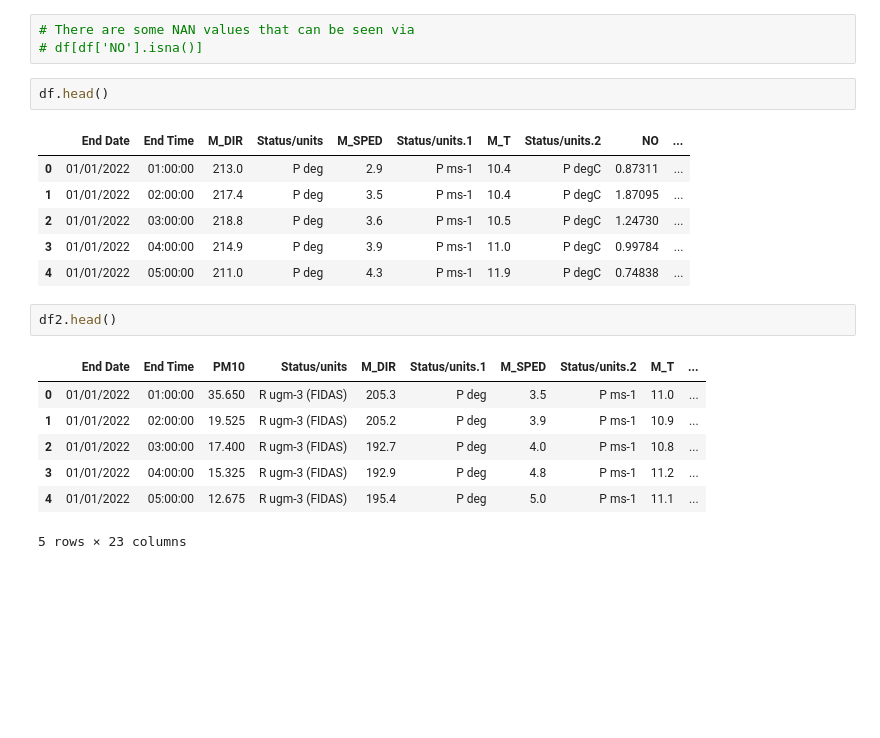
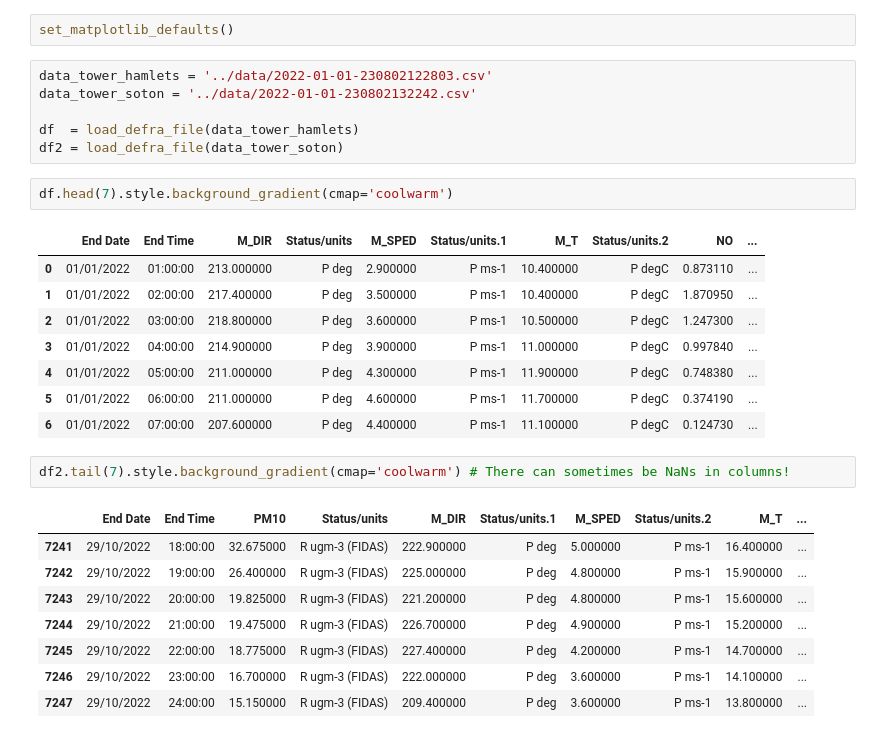
Before and after one commit to nx1/clear_skies, a Jupyter notebook: notebooks/exploratory.ipynb, the cells around one changed output. Drawn from its saved outputs; the diff is of its cells as text; blank space fills up the shorter version.

```diff
--- a/notebooks/exploratory.ipynb
+++ b/notebooks/exploratory.ipynb
@@ -34,25 +17,33 @@ df2["DateTime"] = df2.apply(lambda row: custom_to_datetime(row["End Date"], row[
-# %%
-# There are some NAN values that can be seen via
-# df[df['NO'].isna()]
-# %%
-df.head()
-# %% [output]
-|  | End Date | End Time | M_DIR | Status/units | M_SPED | Status/units.1 | M_T | Status/units.2 | NO | ... |
-| 0 | 01/01/2022 | 01:00:00 | 213.0 | P deg | 2.9 | P ms-1 | 10.4 | P degC | 0.87311 | ... |
-| 1 | 01/01/2022 | 02:00:00 | 217.4 | P deg | 3.5 | P ms-1 | 10.4 | P degC | 1.87095 | ... |
-| 2 | 01/01/2022 | 03:00:00 | 218.8 | P deg | 3.6 | P ms-1 | 10.5 | P degC | 1.24730 | ... |
-| 3 | 01/01/2022 | 04:00:00 | 214.9 | P deg | 3.9 | P ms-1 | 11.0 | P degC | 0.99784 | ... |
-| 4 | 01/01/2022 | 05:00:00 | 211.0 | P deg | 4.3 | P ms-1 | 11.9 | P degC | 0.74838 | ... |
-# %%
-df2.head()
-# %% [output]
-|  | End Date | End Time | PM10 | Status/units | M_DIR | Status/units.1 | M_SPED | Status/units.2 | M_T | ... |
-| 0 | 01/01/2022 | 01:00:00 | 35.650 | R ugm-3 (FIDAS) | 205.3 | P deg | 3.5 | P ms-1 | 11.0 | ... |
-| 1 | 01/01/2022 | 02:00:00 | 19.525 | R ugm-3 (FIDAS) | 205.2 | P deg | 3.9 | P ms-1 | 10.9 | ... |
-| 2 | 01/01/2022 | 03:00:00 | 17.400 | R ugm-3 (FIDAS) | 192.7 | P deg | 4.0 | P ms-1 | 10.8 | ... |
-| 3 | 01/01/2022 | 04:00:00 | 15.325 | R ugm-3 (FIDAS) | 192.9 | P deg | 4.8 | P ms-1 | 11.2 | ... |
-| 4 | 01/01/2022 | 05:00:00 | 12.675 | R ugm-3 (FIDAS) | 195.4 | P deg | 5.0 | P ms-1 | 11.1 | ... |
-5 rows × 23 columns
+# %%
+set_matplotlib_defaults()
+# %%
+data_tower_hamlets = '../data/2022-01-01-230802122803.csv'
+data_tower_soton = '../data/2022-01-01-230802132242.csv'
+
+df  = load_defra_file(data_tower_hamlets)
+df2 = load_defra_file(data_tower_soton)
+# %%
+df.head(7).style.background_gradient(cmap='coolwarm')
+# %% [output]
+|  | End Date | End Time | M_DIR | Status/units | M_SPED | Status/units.1 | M_T | Status/units.2 | NO | ... |
+| 0 | 01/01/2022 | 01:00:00 | 213.000000 | P deg | 2.900000 | P ms-1 | 10.400000 | P degC | 0.873110 | ... |
+| 1 | 01/01/2022 | 02:00:00 | 217.400000 | P deg | 3.500000 | P ms-1 | 10.400000 | P degC | 1.870950 | ... |
+| 2 | 01/01/2022 | 03:00:00 | 218.800000 | P deg | 3.600000 | P ms-1 | 10.500000 | P degC | 1.247300 | ... |
+| 3 | 01/01/2022 | 04:00:00 | 214.900000 | P deg | 3.900000 | P ms-1 | 11.000000 | P degC | 0.997840 | ... |
+| 4 | 01/01/2022 | 05:00:00 | 211.000000 | P deg | 4.300000 | P ms-1 | 11.900000 | P degC | 0.748380 | ... |
+| 5 | 01/01/2022 | 06:00:00 | 211.000000 | P deg | 4.600000 | P ms-1 | 11.700000 | P degC | 0.374190 | ... |
+| 6 | 01/01/2022 | 07:00:00 | 207.600000 | P deg | 4.400000 | P ms-1 | 11.100000 | P degC | 0.124730 | ... |
+# %%
+df2.tail(7).style.background_gradient(cmap='coolwarm') # There can sometimes be NaNs in columns!
+# %% [output]
+|  | End Date | End Time | PM10 | Status/units | M_DIR | Status/units.1 | M_SPED | Status/units.2 | M_T | ... |
+| 7241 | 29/10/2022 | 18:00:00 | 32.675000 | R ugm-3 (FIDAS) | 222.900000 | P deg | 5.000000 | P ms-1 | 16.400000 | ... |
+| 7242 | 29/10/2022 | 19:00:00 | 26.400000 | R ugm-3 (FIDAS) | 225.000000 | P deg | 4.800000 | P ms-1 | 15.900000 | ... |
+| 7243 | 29/10/2022 | 20:00:00 | 19.825000 | R ugm-3 (FIDAS) | 221.200000 | P deg | 4.800000 | P ms-1 | 15.600000 | ... |
+| 7244 | 29/10/2022 | 21:00:00 | 19.475000 | R ugm-3 (FIDAS) | 226.700000 | P deg | 4.900000 | P ms-1 | 15.200000 | ... |
+| 7245 | 29/10/2022 | 22:00:00 | 18.775000 | R ugm-3 (FIDAS) | 227.400000 | P deg | 4.200000 | P ms-1 | 14.700000 | ... |
+| 7246 | 29/10/2022 | 23:00:00 | 16.700000 | R ugm-3 (FIDAS) | 222.000000 | P deg | 3.600000 | P ms-1 | 14.100000 | ... |
+| 7247 | 29/10/2022 | 24:00:00 | 15.150000 | R ugm-3 (FIDAS) | 209.400000 | P deg | 3.600000 | P ms-1 | 13.800000 | ... |
 # %%
 # Checking Correlated Values
 corr = df.corr()
```
Also changed, not shown: parts of 20 cells of this notebook, 3 other files.
